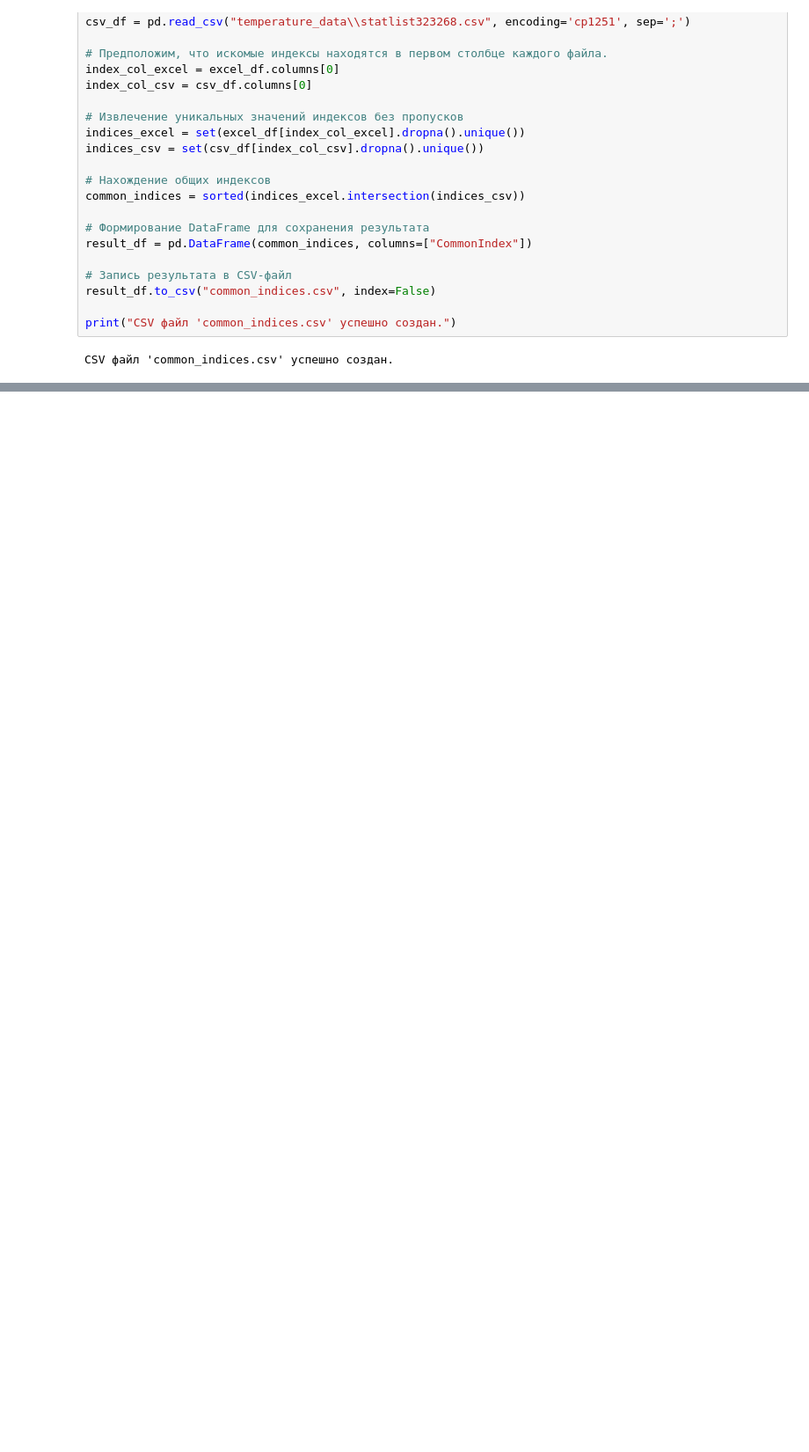
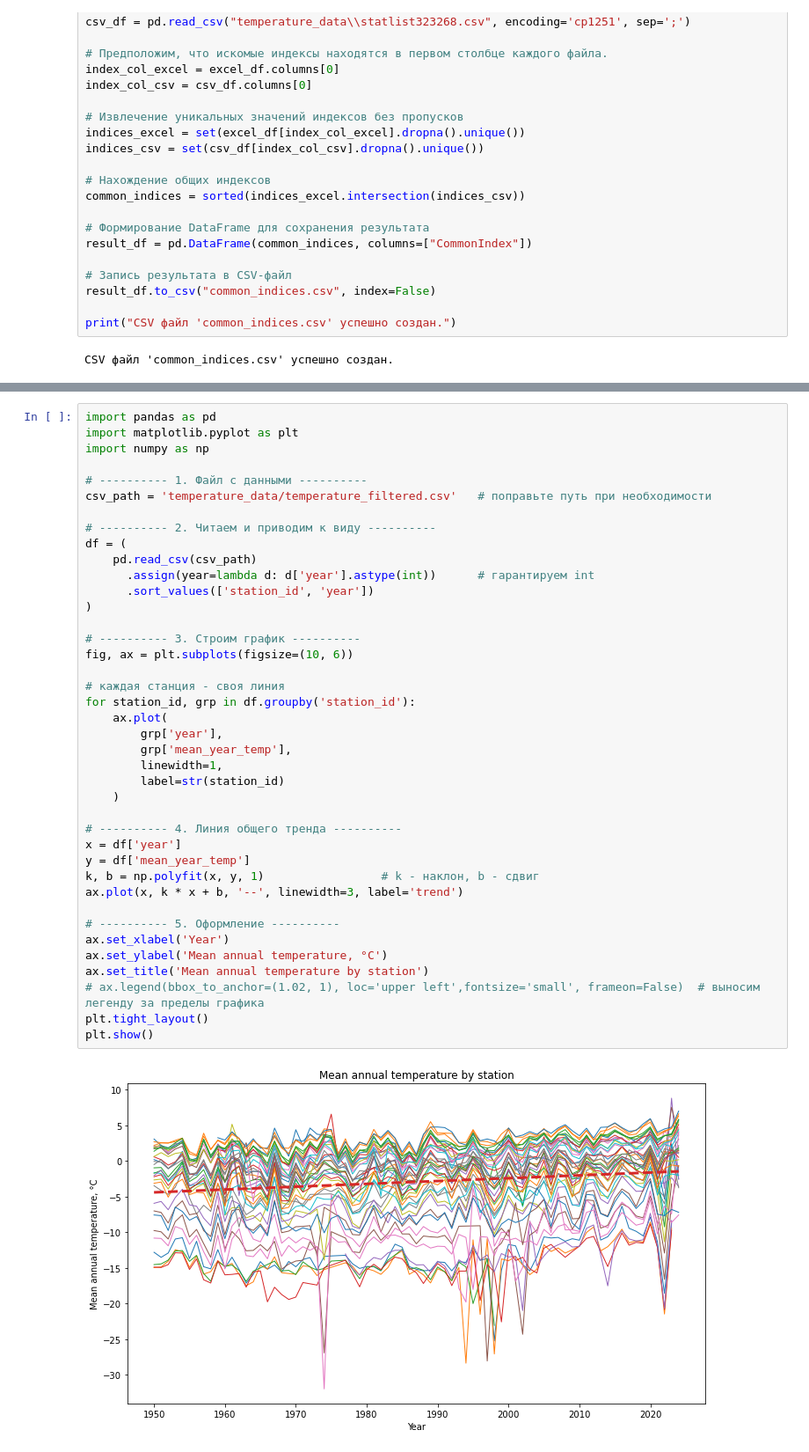
Before and after one commit to olegolas912/Python_codes, a Jupyter notebook: oksana.ipynb, the cells around one changed output, grey strips where cells are left out. Shown at 88% size. Saved outputs shown, nothing was run; the diff lists cells and outputs as text; blank space fills up the shorter version.

Commit message:
changed temp for oksana files

```diff
--- a/oksana.ipynb
+++ b/oksana.ipynb
@@ -86,0 +176,42 @@ ParserError: Error tokenizing data. C error: Expected 5 fields in line 2882902,
+# %%
+import pandas as pd
+import matplotlib.pyplot as plt
+import numpy as np
+
+# ---------- 1. Файл с данными ----------
+csv_path = 'temperature_data/temperature_filtered.csv'   # поправьте путь при необходимости
+
+# ---------- 2. Читаем и приводим к виду ----------
+df = (
+    pd.read_csv(csv_path)
+      .assign(year=lambda d: d['year'].astype(int))      # гарантируем int
+      .sort_values(['station_id', 'year'])
+)
+
+# ---------- 3. Строим график ----------
+fig, ax = plt.subplots(figsize=(10, 6))
+
+# каждая станция ‑ своя линия
+for station_id, grp in df.groupby('station_id'):
+    ax.plot(
+        grp['year'],
+        grp['mean_year_temp'],
+        linewidth=1,
+        label=str(station_id)
+    )
+
+# ---------- 4. Линия общего тренда ----------
+x = df['year']
+y = df['mean_year_temp']
+k, b = np.polyfit(x, y, 1)                 # k ‑ наклон, b ‑ сдвиг
+ax.plot(x, k * x + b, '--', linewidth=3, label='trend')
+
+# ---------- 5. Оформление ----------
+ax.set_xlabel('Year')
+ax.set_ylabel('Mean annual temperature, °C')
+ax.set_title('Mean annual temperature by station')
+# ax.legend(bbox_to_anchor=(1.02, 1), loc='upper left',fontsize='small', frameon=False)  # выносим легенду за пределы графика
+plt.tight_layout()
+plt.show()
+# %% [output]
+[figure, added]
```
Also changed, not shown: parts of 9 cells of this notebook, 1 other file.
